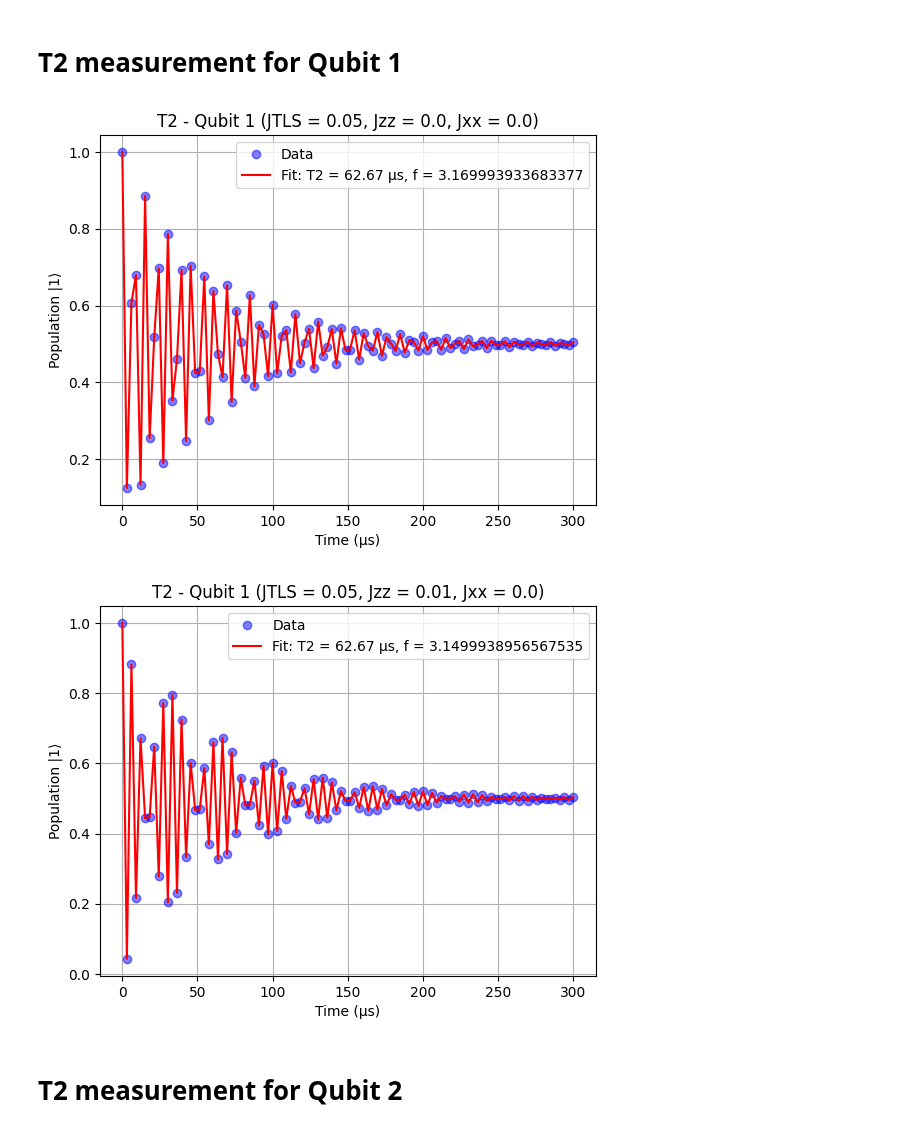
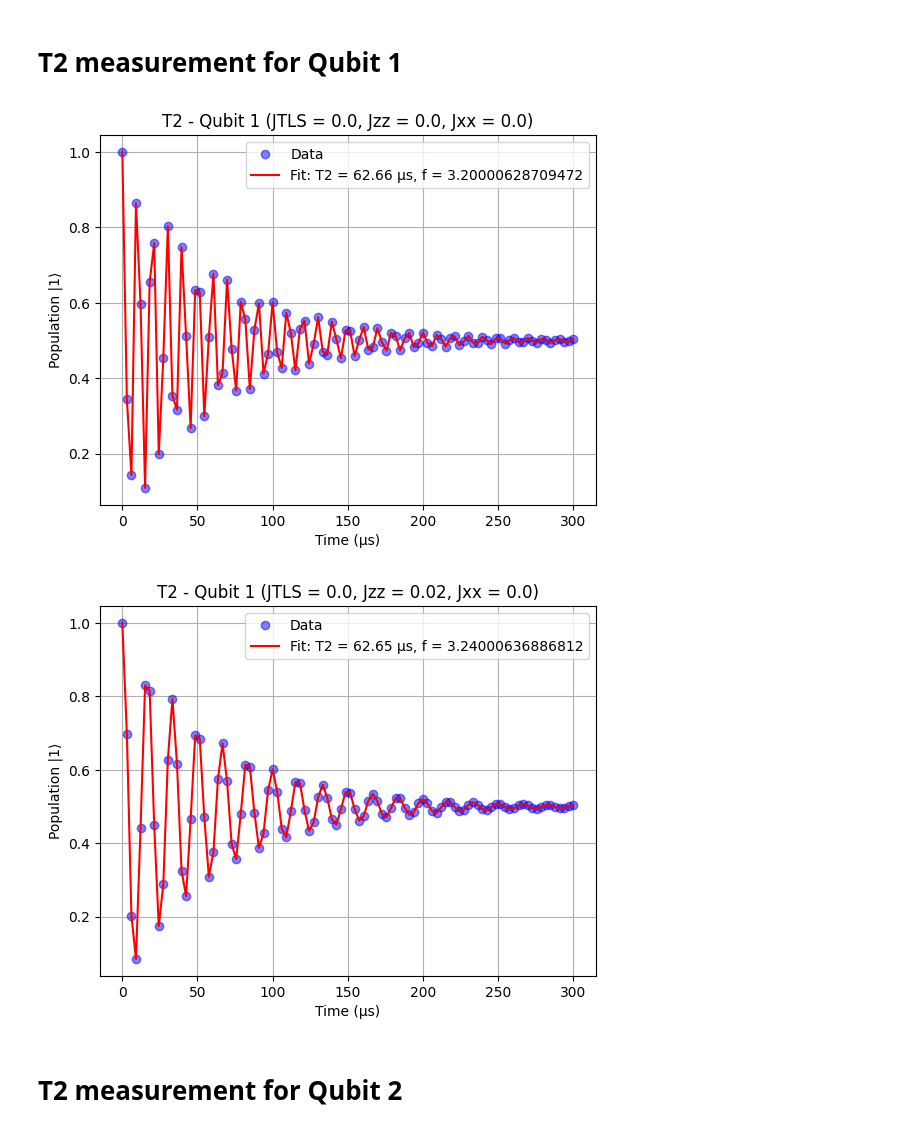
Before and after one commit to jyamaoka/qubit_zz_coupling, a Jupyter notebook: examples/scan_coupling.ipynb, the cells around one changed output. Cells and saved outputs as stored; diff of their text form; code cells hidden in the pictures.

```diff
--- a/examples/scan_coupling.ipynb
+++ b/examples/scan_coupling.ipynb
@@ -17,8 +17,8 @@ SYSTEM_PARAMS = {
     "fq2": 3.35,  # GHz, Qubit 2 frequency
     "fTLS": 3.2,  # GHz, TLS frequency (resonant with Qubit 1)
     "JTLS": 0.05,  # GHz, Coupling strength between Qubit 1 and TLS
-    "relaxation": {"q1": 1/200, "q2": 1/250, "TLS": 1/50},  # Relaxation rates
-    "dephasing": {"q1": 1/150, "q2": 1/180, "TLS": 1/30},  # Dephasing rates
+    "relaxation": {"q1": 1/200, "q2": 1/250, "TLS": 1/500},  # Relaxation rates
+    "dephasing": {"q1": 1/150, "q2": 1/180, "TLS": 1/300},  # Dephasing rates
     "Jzz": 0.00, # Jzz coupling
     "Jxx": 0.00, # Jxx coupling
     "Jxt": 0.00, # Jxt coupling
@@ -79,31 +79,32 @@ plt.show()
 # %%
 # T2 measurement for Qubit 1
 SYSTEM_PARAMS["Jzz"] = 0.00
+SYSTEM_PARAMS["JTLS"] = 0.00
 H, c_ops, sz_q1, sz_q2, sx_q1, sx_q2 = setup_operators(system_params=SYSTEM_PARAMS)
 
 psi0 = tensor((basis(2,1) + basis(2,0)).unit(), basis(2,1), basis(2,1))  # |+⟩|1⟩|1⟩
 
 first_guess = [0.5, 1.0 / SYSTEM_PARAMS["dephasing"]["q1"], SYSTEM_PARAMS["fq1"], 0.0, 0.5]
 
 solve_t2(H, psi0, tlist, c_ops, [sx_q1], first_guess, ret_pop=False)
 plot_t2(H, psi0, tlist, c_ops, [sx_q1], first_guess, "Qubit 1", SYSTEM_PARAMS)
 #plt.plot(tlist, make_population(sz_analytic(tlist, 1.0/180)), label="Analytic")
 
 # with coupling
-SYSTEM_PARAMS["Jzz"] = 0.01
+SYSTEM_PARAMS["Jzz"] = 0.02
 H, c_ops, sz_q1, sz_q2, sx_q1, sx_q2 = setup_operators(system_params=SYSTEM_PARAMS)
 psi0 = tensor((basis(2,1) + basis(2,0)).unit(), basis(2,1), basis(2,1))  # |+⟩|1⟩|1⟩
 
 first_guess = [0.5, 1.0 / SYSTEM_PARAMS["dephasing"]["q1"], SYSTEM_PARAMS["fq1"], 0.0, 0.5]
 
 solve_t2(H, psi0, tlist, c_ops, [sx_q1], first_guess, ret_pop=False)
 plot_t2(H, psi0, tlist, c_ops, [sx_q1], first_guess, "Qubit 1", SYSTEM_PARAMS)
 #plt.plot(tlist, make_population(sz_analytic(tlist, 1.0/180)), label="Analytic")
 
 plt.show()
 # %% [output]
-[figure, old version]
+[figure, new version]
-[figure, old version]
+[figure, new version]
 # %% [markdown]
 # T2 measurement for Qubit 2
 # %%
```
Also changed, not shown: parts of 2 cells of this notebook, 3 other files.
